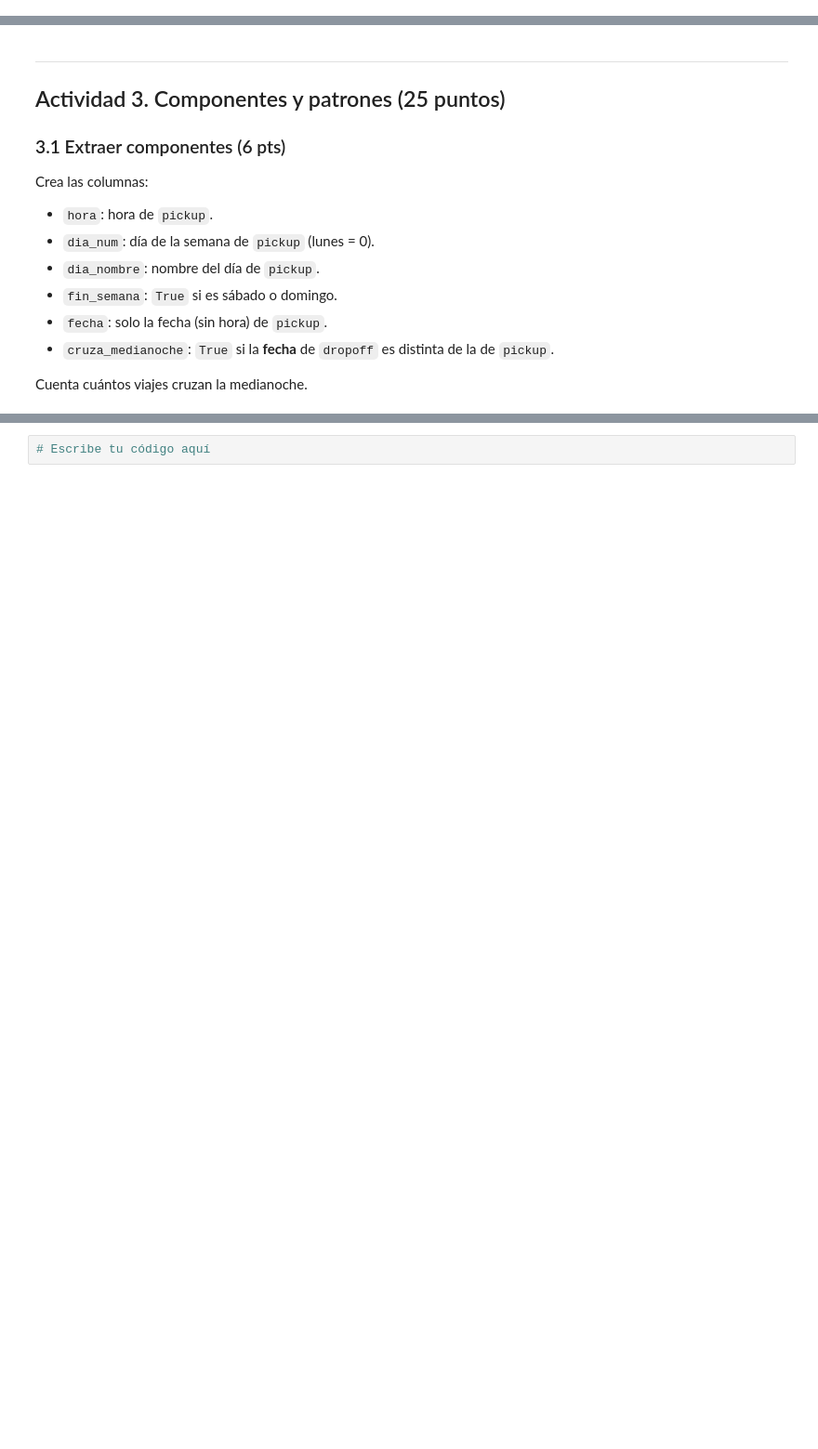
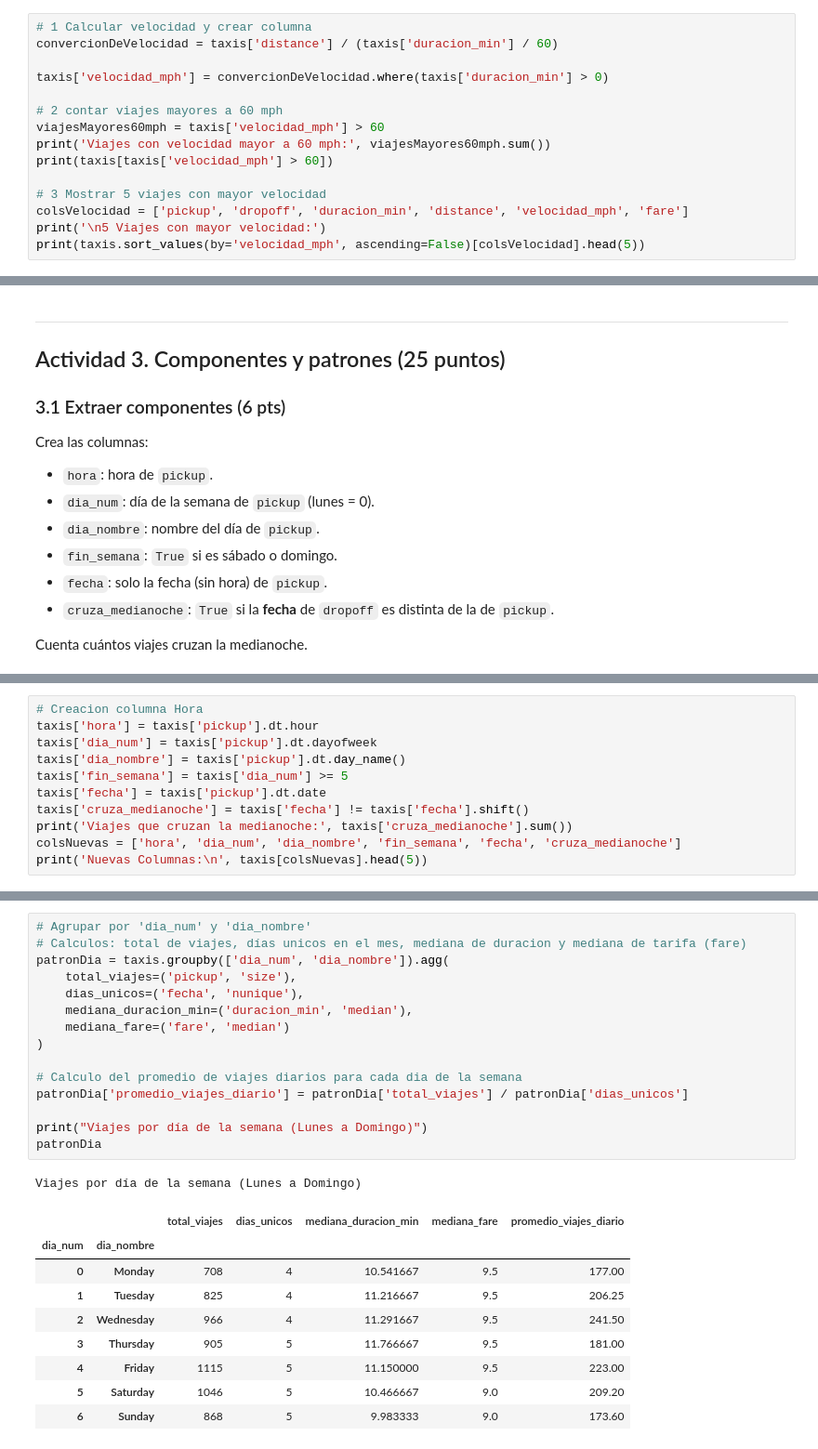
Before and after one commit to JuCaRiCo/202602-AnaliticaDescriptivaPredictiva, a Jupyter notebook: Actividad_Calificada_07_Datos_Temporales_271760.ipynb, the cells around one changed output, grey strips where cells are left out. Shown at 93% size. Cells and saved outputs as stored; diff of their text form; blank space fills up the shorter version.

```diff
--- a/Actividad_Calificada_07_Datos_Temporales_271760.ipynb
+++ b/Actividad_Calificada_07_Datos_Temporales_271760.ipynb
@@ -277,0 +335,15 @@ La velocidad promedio de un viaje, en millas por hora, es `distance / (duracion_
+# %%
+# 1 Calcular velocidad y crear columna
+convercionDeVelocidad = taxis['distance'] / (taxis['duracion_min'] / 60)
+
+taxis['velocidad_mph'] = convercionDeVelocidad.where(taxis['duracion_min'] > 0)
+
+# 2 contar viajes mayores a 60 mph
+viajesMayores60mph = taxis['velocidad_mph'] > 60
+print('Viajes con velocidad mayor a 60 mph:', viajesMayores60mph.sum())
+print(taxis[taxis['velocidad_mph'] > 60])
+
+# 3 Mostrar 5 viajes con mayor velocidad
+colsVelocidad = ['pickup', 'dropoff', 'duracion_min', 'distance', 'velocidad_mph', 'fare']
+print('\n5 Viajes con mayor velocidad:')
+print(taxis.sort_values(by='velocidad_mph', ascending=False)[colsVelocidad].head(5))
@@ -307,0 +402,11 @@ Cuenta cuántos viajes cruzan la medianoche.
+# %%
+# Creacion columna Hora
+taxis['hora'] = taxis['pickup'].dt.hour
+taxis['dia_num'] = taxis['pickup'].dt.dayofweek
+taxis['dia_nombre'] = taxis['pickup'].dt.day_name()
+taxis['fin_semana'] = taxis['dia_num'] >= 5
+taxis['fecha'] = taxis['pickup'].dt.date
+taxis['cruza_medianoche'] = taxis['fecha'] != taxis['fecha'].shift()
+print('Viajes que cruzan la medianoche:', taxis['cruza_medianoche'].sum())
+colsNuevas = ['hora', 'dia_num', 'dia_nombre', 'fin_semana', 'fecha', 'cruza_medianoche']
+print('Nuevas Columnas:\n', taxis[colsNuevas].head(5))
@@ -319,6 +468,30 @@ Usa la mediana (no la media) porque la duración tiene valores extremos.
 Calcula por día de la semana el **número de viajes** y la **mediana** de `duracion_min` y de `fare`. Presenta los días en orden de lunes a domingo (sugerencia: agrupa por `['dia_num', 'dia_nombre']`).
 
 Toma en cuenta que marzo de 2019 no tiene el mismo número de cada día de la semana: calcula también el **promedio de viajes por fecha**, dividiendo entre el número de fechas distintas de ese día de la semana (usa la columna `fecha` y `.nunique()`).
-# %%
-# Escribe tu código aquí
+# %%
+# Agrupar por 'dia_num' y 'dia_nombre'
+# Calculos: total de viajes, días unicos en el mes, mediana de duracion y mediana de tarifa (fare)
+patronDia = taxis.groupby(['dia_num', 'dia_nombre']).agg(
+    total_viajes=('pickup', 'size'),
+    dias_unicos=('fecha', 'nunique'),
+    mediana_duracion_min=('duracion_min', 'median'),
+    mediana_fare=('fare', 'median')
+)
+
+# Calculo del promedio de viajes diarios para cada dia de la semana
+patronDia['promedio_viajes_diario'] = patronDia['total_viajes'] / patronDia['dias_unicos']
+
+print("Viajes por día de la semana (Lunes a Domingo)")
+patronDia
+# %% [output]
+Viajes por día de la semana (Lunes a Domingo)
+|  |  | total_viajes | dias_unicos | mediana_duracion_min | mediana_fare | promedio_viajes_diario |
+| dia_num | dia_nombre |  |  |  |  |  |
+| 0 | Monday | 708 | 4 | 10.541667 | 9.5 | 177.00 |
+| 1 | Tuesday | 825 | 4 | 11.216667 | 9.5 | 206.25 |
+| 2 | Wednesday | 966 | 4 | 11.291667 | 9.5 | 241.50 |
+| 3 | Thursday | 905 | 5 | 11.766667 | 9.5 | 181.00 |
+| 4 | Friday | 1115 | 5 | 11.150000 | 9.5 | 223.00 |
+| 5 | Saturday | 1046 | 5 | 10.466667 | 9.0 | 209.20 |
+| 6 | Sunday | 868 | 5 | 9.983333 | 9.0 | 173.60 |
 # %% [markdown]
```
Also changed, not shown: parts of 42 cells of this notebook.
